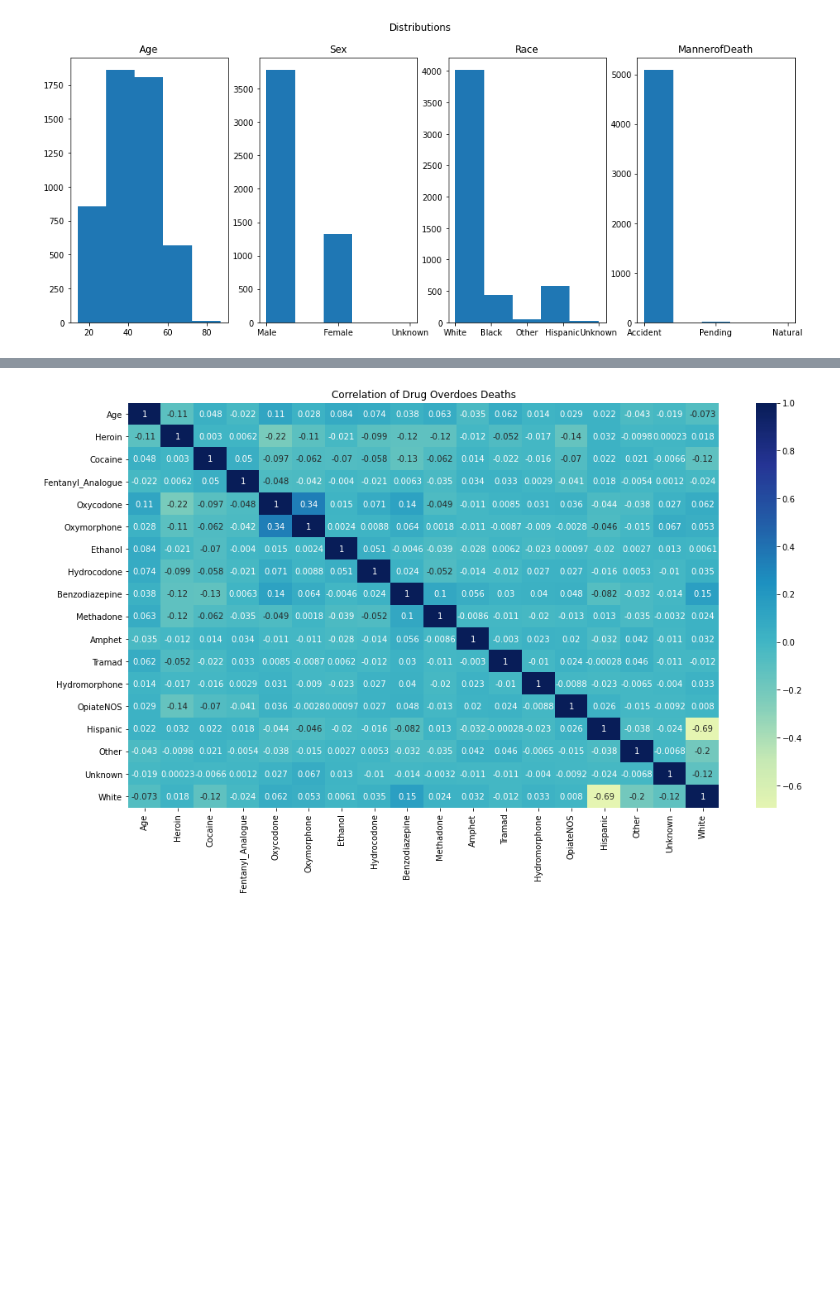
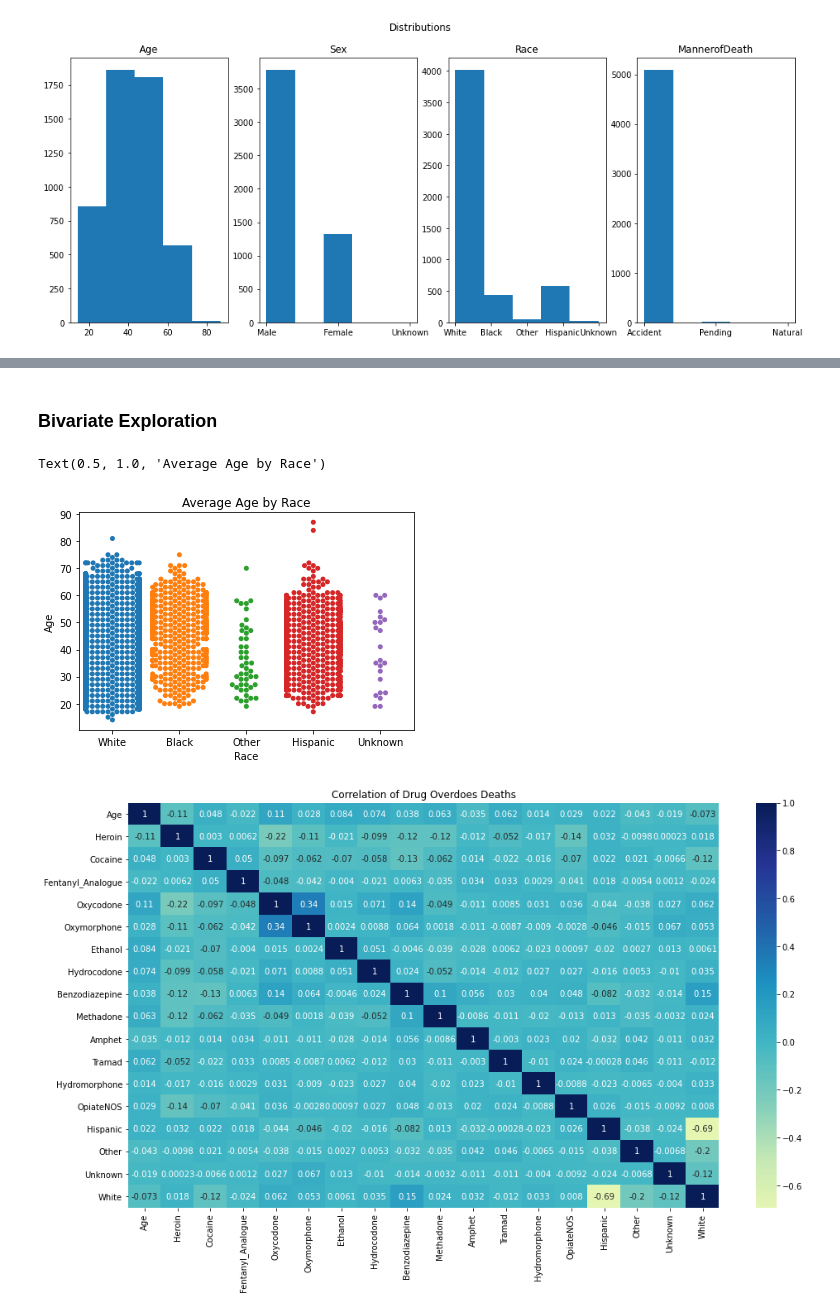
Before and after one commit to natasharivers/individual_project, a Jupyter notebook: Initial Regression Notebook.ipynb, the cells around one changed output, grey strips where cells are left out. Drawn from its saved outputs; the diff is of its cells as text; code cells hidden in the pictures; blank space fills up the shorter version.

```diff
--- a/Initial Regression Notebook.ipynb
+++ b/Initial Regression Notebook.ipynb
@@ -364,3 +395,11 @@ for i, col in enumerate(cols):
+# %% [markdown]
+### Bivariate Exploration
+# %%
+sns.swarmplot(x= df.Race, y = df.Age)
+plt.title('Average Age by Race')
+# %% [output]
+Text(0.5, 1.0, 'Average Age by Race')
+[figure, added]
 # %%
 #heatmap to show correlation of all data
 plt.figure(figsize=(16,9))
```
Also changed, not shown: parts of 19 cells of this notebook.
